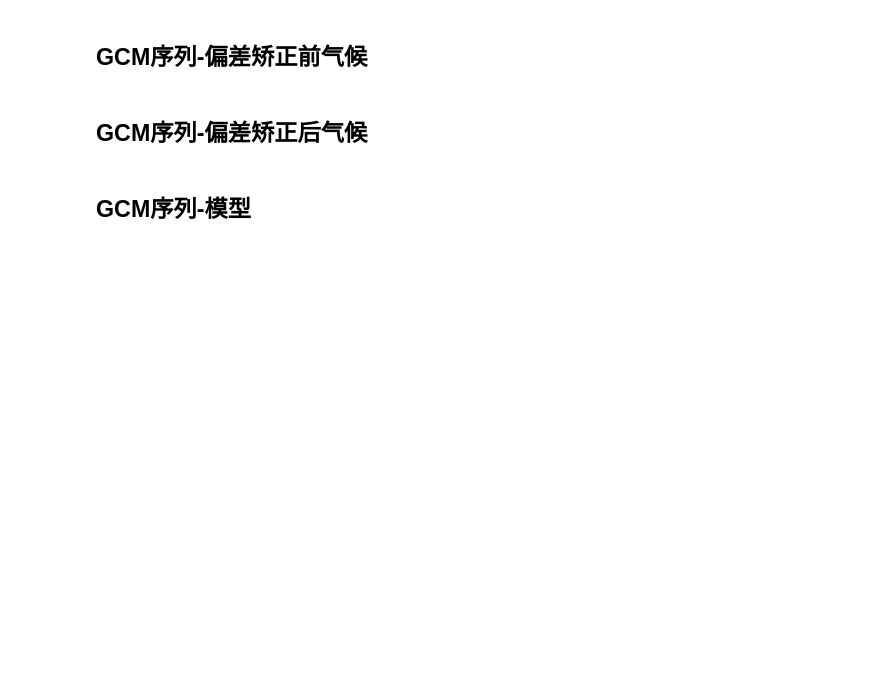
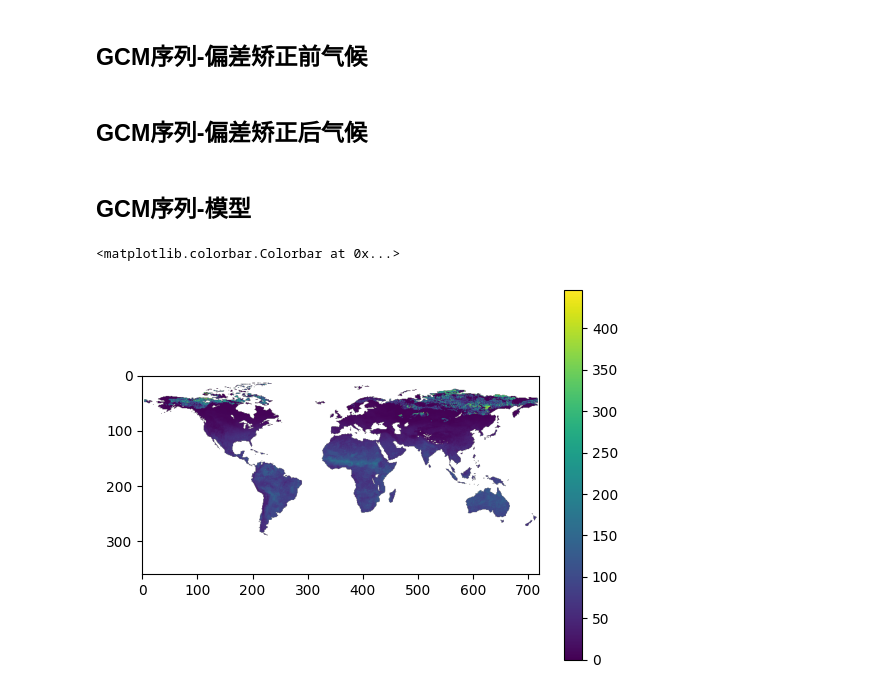
Before and after one commit to ZhongruiNing/FNRD, a Jupyter notebook: cal_global_mean_series.ipynb, the cells around one changed output. Drawn from its saved outputs; the diff is of its cells as text; code cells hidden in the pictures; blank space fills up the shorter version.

```diff
--- a/cal_global_mean_series.ipynb
+++ b/cal_global_mean_series.ipynb
@@ -115 +120,9 @@ time_list = {
+# %%
+temp = np.load(f"H:/CMIP6/Processed/FNRD/actural_evaporation/ACCESS_CM2/2_actural_evaporation_ACCESS_CM2_historical_FNRD_050.npy")
+# %%
+plt.imshow(temp[1])
+plt.colorbar()
+# %% [output]
+<matplotlib.colorbar.Colorbar at 0x...>
+[figure, added]
 # %%
```
Also changed, not shown: parts of 5 cells of this notebook, 2 other files.
